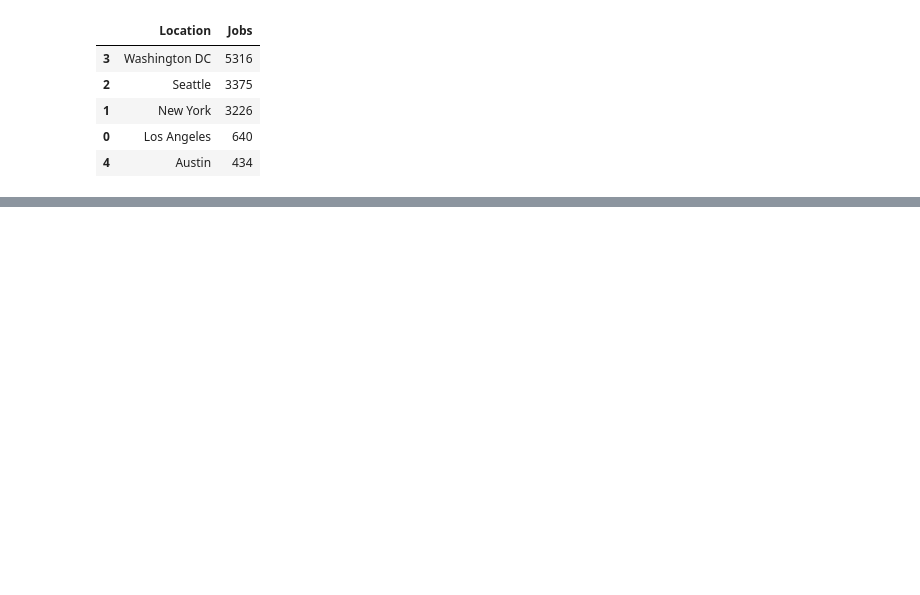
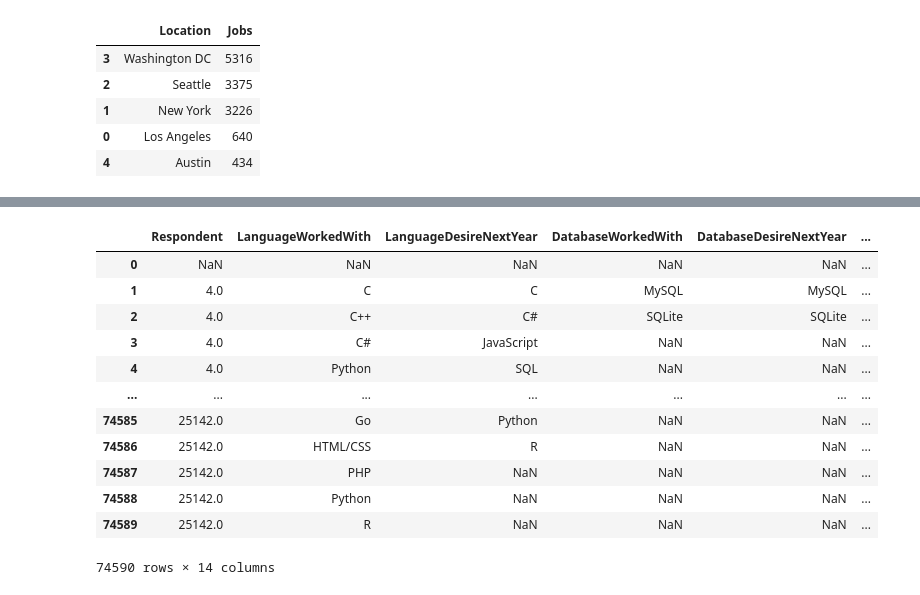
Before and after one commit to SirivellaAnjani/IBM-Capstone-Project, a Jupyter notebook: Report/Report-Graphs.ipynb, the cells around one changed output, grey strips where cells are left out. Drawn from its saved outputs; the diff is of its cells as text; code cells hidden in the pictures; blank space fills up the shorter version.

Commit message:
Uploaded data in csv format

```diff
--- a/Report/Report-Graphs.ipynb
+++ b/Report/Report-Graphs.ipynb
@@ -34,3 +34,22 @@ px.bar(df, x='Language', y='Average Annual Salary',
        title='Top 10 Languages by Salary')
 # %% [output]
 [interactive output not drawn]
+# %%
+import pandas as pd
+
+df = pd.read_csv('m5_survey_data_technologies_normalised.csv')
+df
+# %% [output]
+|  | Respondent | LanguageWorkedWith | LanguageDesireNextYear | DatabaseWorkedWith | DatabaseDesireNextYear | ... |
+| 0 | NaN | NaN | NaN | NaN | NaN | ... |
+| 1 | 4.0 | C | C | MySQL | MySQL | ... |
+| 2 | 4.0 | C++ | C# | SQLite | SQLite | ... |
+| 3 | 4.0 | C# | JavaScript | NaN | NaN | ... |
+| 4 | 4.0 | Python | SQL | NaN | NaN | ... |
+| ... | ... | ... | ... | ... | ... | ... |
+| 74585 | 25142.0 | Go | Python | NaN | NaN | ... |
+| 74586 | 25142.0 | HTML/CSS | R | NaN | NaN | ... |
+| 74587 | 25142.0 | PHP | NaN | NaN | NaN | ... |
+| 74588 | 25142.0 | Python | NaN | NaN | NaN | ... |
+| 74589 | 25142.0 | R | NaN | NaN | NaN | ... |
+74590 rows × 14 columns
```
Also changed, not shown: parts of 5 cells of this notebook, 2 other files.
